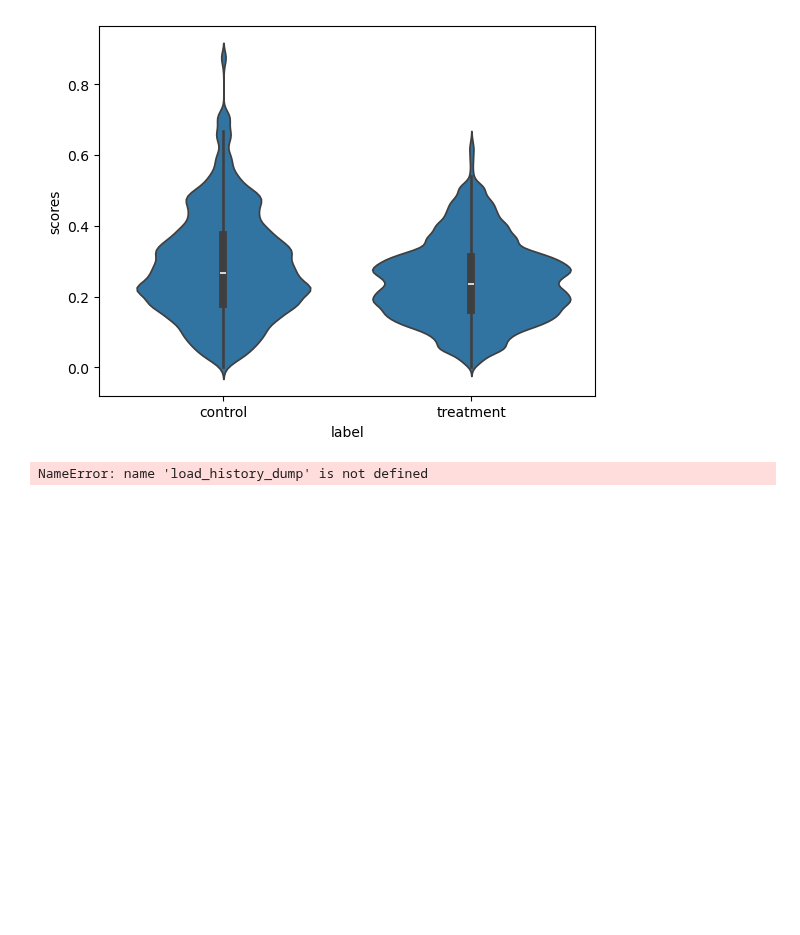
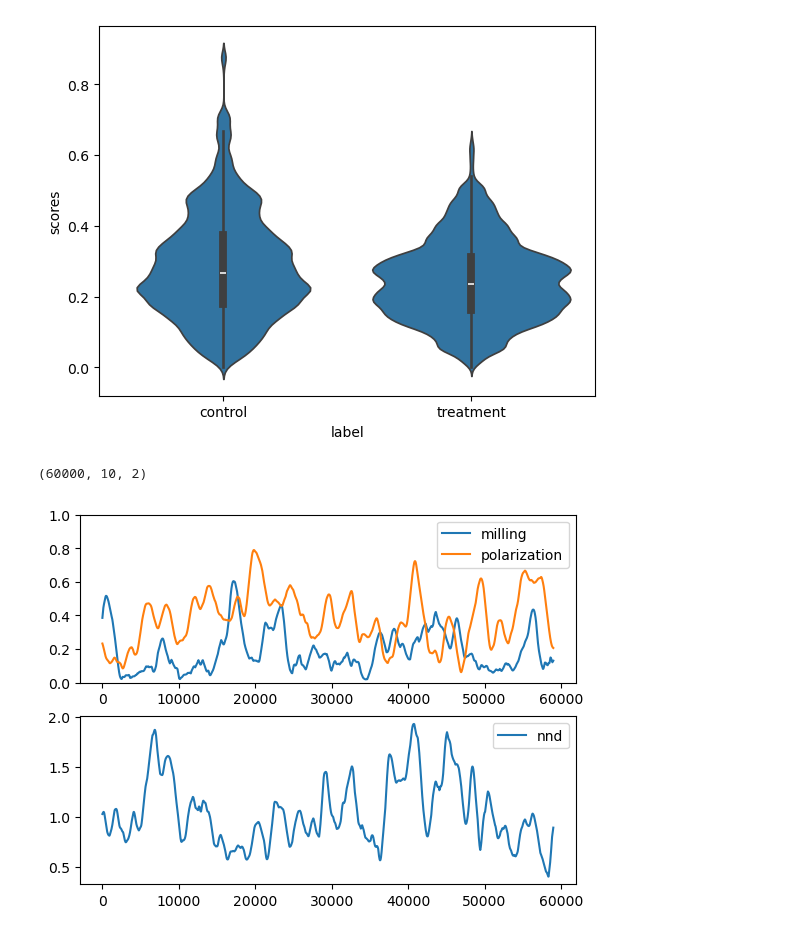
Before and after one commit to albertodoimo/robot-swarm-model, a Jupyter notebook: scripts/scores/compute_scores.ipynb, the cells around one changed output. Drawn from its saved outputs; the diff is of its cells as text; code cells hidden in the pictures; blank space fills up the shorter version.

```diff
--- a/scripts/scores/compute_scores.ipynb
+++ b/scripts/scores/compute_scores.ipynb
@@ -108,39 +108,40 @@ from scores.nearest_neighbour_distance import compute_nearest_neighbour_distance
 from scores.polarization_score import compute_polarization
 from scores.space_occupied_scores import space_occupied_score
 # %%
-output_dir = r"/home/adityamoger/Documents/GitHub/bat-swarm-model/multirun/2026-09-03/11-53-22/0/"
+output_dir = r"/home/adityamoger/Documents/GitHub/bat-swarm-model/multirun/2026-09-04/16-31-29/0/"
 bat_positions_raw = load_history_dump(output_dir)
 bat_positions, bat_directions = filter_bat_positions_from_history(bat_positions_raw)
 x = np.array(bat_directions, dtype=np.half)
 print(x.shape)
 
 import matplotlib.pyplot as plt
 
 def running_mean(x, N):
     cumsum = np.cumsum(np.insert(x, 0, 0))
     return (cumsum[N:] - cumsum[:-N]) / float(N)
 
 milling_score_timeseries = compute_milling(
     bat_directions=bat_directions, bat_positions=bat_positions
 )
 polarization_score_timeseries = compute_polarization(bat_directions)
 nnd_timeseries = compute_nearest_neighbour_distance(bat_positions)
 median_nnd_time_series = np.median(nnd_timeseries, axis=1)
 
 milling_score_timeseries = running_mean(milling_score_timeseries, 1000)
 polarization_score_timeseries = running_mean(polarization_score_timeseries, 1000)
 median_nnd_time_series = running_mean(median_nnd_time_series, 1000)
 plt.subplot(2, 1, 1)
 plt.plot(milling_score_timeseries, label="milling")
 plt.plot(polarization_score_timeseries, label="polarization")
 plt.ylim(0,1)
 plt.legend()
 plt.subplot(2, 1, 2)
 plt.plot(median_nnd_time_series, label="nnd")
 plt.legend()
 plt.show()
 # %% [output]
-NameError: name 'load_history_dump' is not defined
+(60000, 10, 2)
+[figure, added]
 # %%
 output_dir = r"/home/adityamoger/Documents/GitHub/bat-swarm-model/multirun/2026-09-03/11-53-22/1/"
 bat_positions_raw = load_history_dump(output_dir)
```
Also changed, not shown: parts of 2 cells of this notebook, 58 other files.
